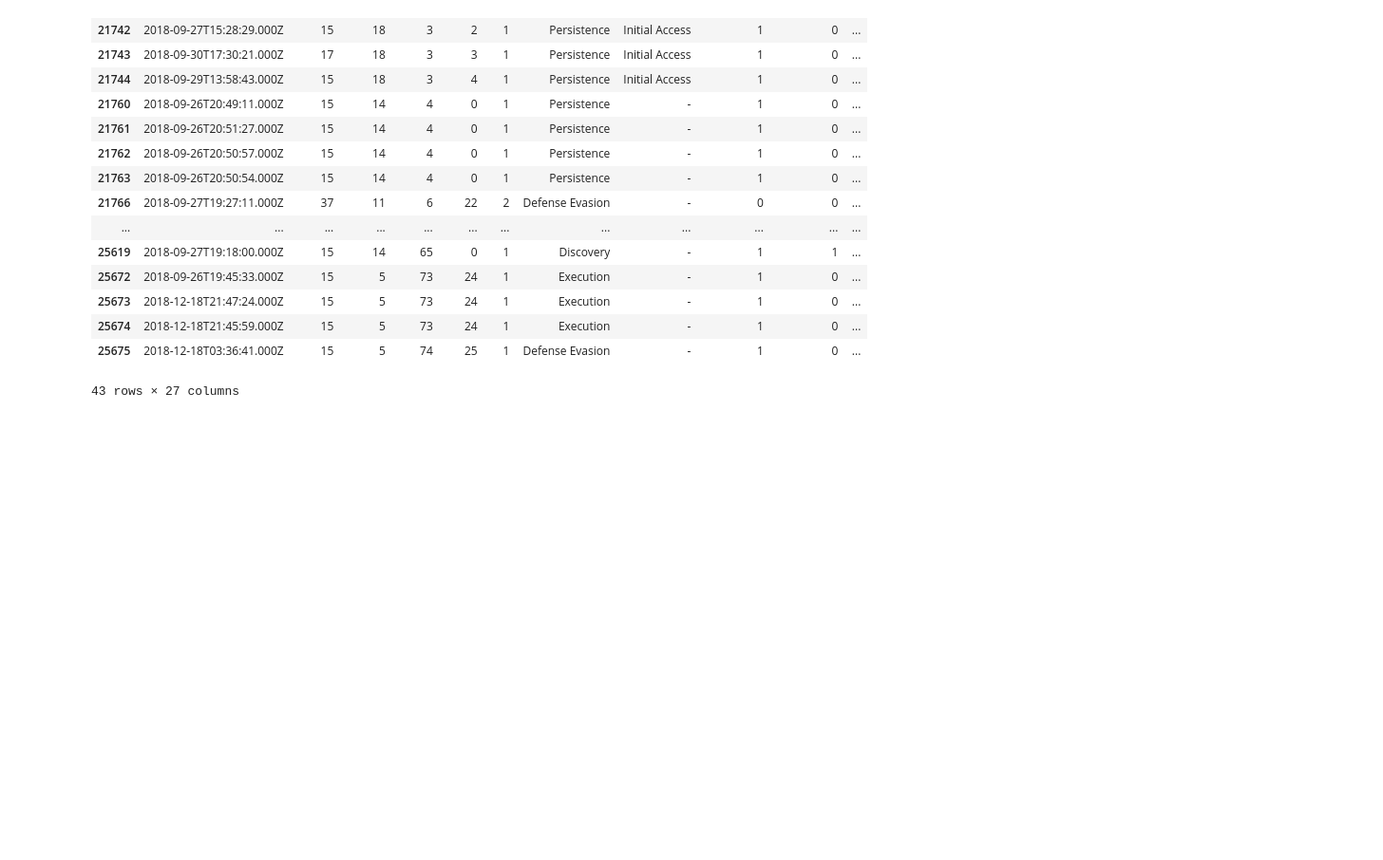
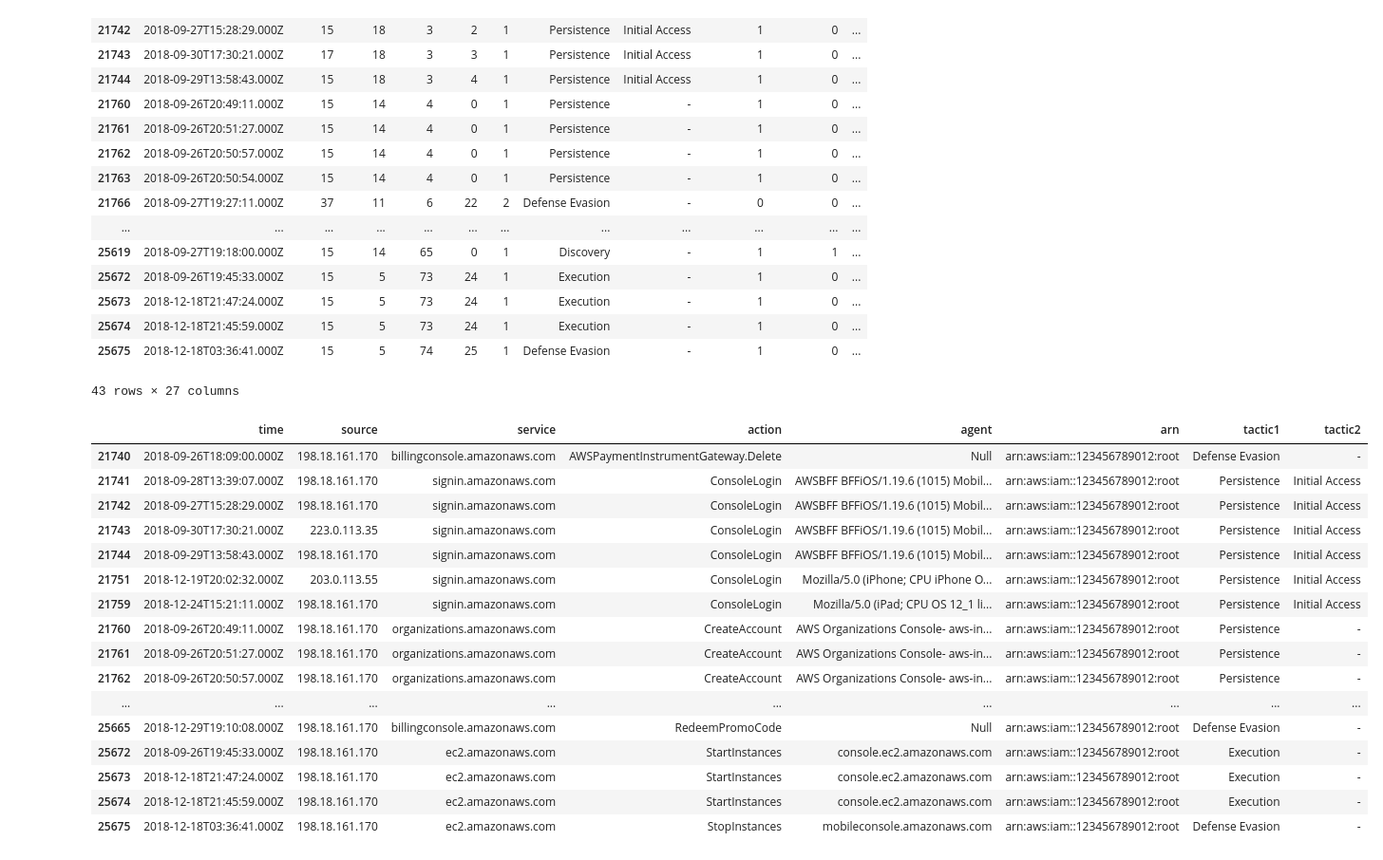
Before and after one commit to cyberdyne-ventures/dune, a Jupyter notebook: Jupyter/AD-without-PCA.ipynb, the cells around one changed output. Shown at 95% size. Drawn from its saved outputs; the diff is of its cells as text; code cells hidden in the pictures; blank space fills up the shorter version.

Commit message:
first commit
added output dataframes for reading output results and added the sanitized cloudtrail dataset

```diff
--- a/AD-without-PCA.ipynb
+++ b/Jupyter/AD-without-PCA.ipynb
@@ -468,5 +468,28 @@ output_df
 anomalies = pd.read_csv('cloudtrail.csv')
 # %%
 pd.set_option('display.max_rows', 200)
+# %%
+# Define the indices of the rows you want to select
+# Use iloc to select the specific rows
+ddf = anomalies.iloc[row_indices]
+ddf
+# %% [output]
+|  | time | source | service | action | agent | arn | tactic1 | tactic2 |
+| 21740 | 2018-09-26T18:09:00.000Z | 198.18.161.170 | billingconsole.amazonaws.com | AWSPaymentInstrumentGateway.Delete | Null | arn:aws:iam::123456789012:root | Defense Evasion | - |
+| 21741 | 2018-09-28T13:39:07.000Z | 198.18.161.170 | signin.amazonaws.com | ConsoleLogin | AWSBFF BFFiOS/1.19.6 (1015) Mobil... | arn:aws:iam::123456789012:root | Persistence | Initial Access |
+| 21742 | 2018-09-27T15:28:29.000Z | 198.18.161.170 | signin.amazonaws.com | ConsoleLogin | AWSBFF BFFiOS/1.19.6 (1015) Mobil... | arn:aws:iam::123456789012:root | Persistence | Initial Access |
+| 21743 | 2018-09-30T17:30:21.000Z | 223.0.113.35 | signin.amazonaws.com | ConsoleLogin | AWSBFF BFFiOS/1.19.6 (1015) Mobil... | arn:aws:iam::123456789012:root | Persistence | Initial Access |
+| 21744 | 2018-09-29T13:58:43.000Z | 198.18.161.170 | signin.amazonaws.com | ConsoleLogin | AWSBFF BFFiOS/1.19.6 (1015) Mobil... | arn:aws:iam::123456789012:root | Persistence | Initial Access |
+| 21751 | 2018-12-19T20:02:32.000Z | 203.0.113.55 | signin.amazonaws.com | ConsoleLogin | Mozilla/5.0 (iPhone; CPU iPhone O... | arn:aws:iam::123456789012:root | Persistence | Initial Access |
+| 21759 | 2018-12-24T15:21:11.000Z | 198.18.161.170 | signin.amazonaws.com | ConsoleLogin | Mozilla/5.0 (iPad; CPU OS 12_1 li... | arn:aws:iam::123456789012:root | Persistence | Initial Access |
+| 21760 | 2018-09-26T20:49:11.000Z | 198.18.161.170 | organizations.amazonaws.com | CreateAccount | AWS Organizations Console- aws-in... | arn:aws:iam::123456789012:root | Persistence | - |
+| 21761 | 2018-09-26T20:51:27.000Z | 198.18.161.170 | organizations.amazonaws.com | CreateAccount | AWS Organizations Console- aws-in... | arn:aws:iam::123456789012:root | Persistence | - |
+| 21762 | 2018-09-26T20:50:57.000Z | 198.18.161.170 | organizations.amazonaws.com | CreateAccount | AWS Organizations Console- aws-in... | arn:aws:iam::123456789012:root | Persistence | - |
+| ... | ... | ... | ... | ... | ... | ... | ... | ... |
+| 25665 | 2018-12-29T19:10:08.000Z | 198.18.161.170 | billingconsole.amazonaws.com | RedeemPromoCode | Null | arn:aws:iam::123456789012:root | Defense Evasion | - |
+| 25672 | 2018-09-26T19:45:33.000Z | 198.18.161.170 | ec2.amazonaws.com | StartInstances | console.ec2.amazonaws.com | arn:aws:iam::123456789012:root | Execution | - |
+| 25673 | 2018-12-18T21:47:24.000Z | 198.18.161.170 | ec2.amazonaws.com | StartInstances | console.ec2.amazonaws.com | arn:aws:iam::123456789012:root | Execution | - |
+| 25674 | 2018-12-18T21:45:59.000Z | 198.18.161.170 | ec2.amazonaws.com | StartInstances | console.ec2.amazonaws.com | arn:aws:iam::123456789012:root | Execution | - |
+| 25675 | 2018-12-18T03:36:41.000Z | 198.18.161.170 | ec2.amazonaws.com | StopInstances | mobileconsole.amazonaws.com | arn:aws:iam::123456789012:root | Defense Evasion | - |
 # %%
 anomalies.to_excel('anomalies-without-PCA.xlsx', index=False)
```
Also changed, not shown: parts of 1 cell of this notebook, 2 other files.
